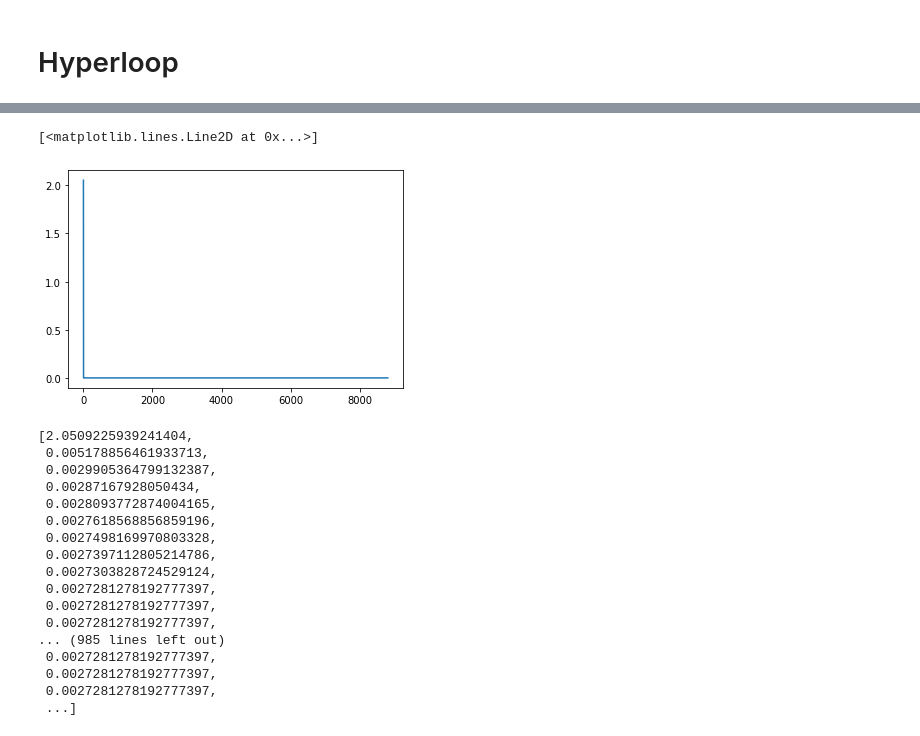
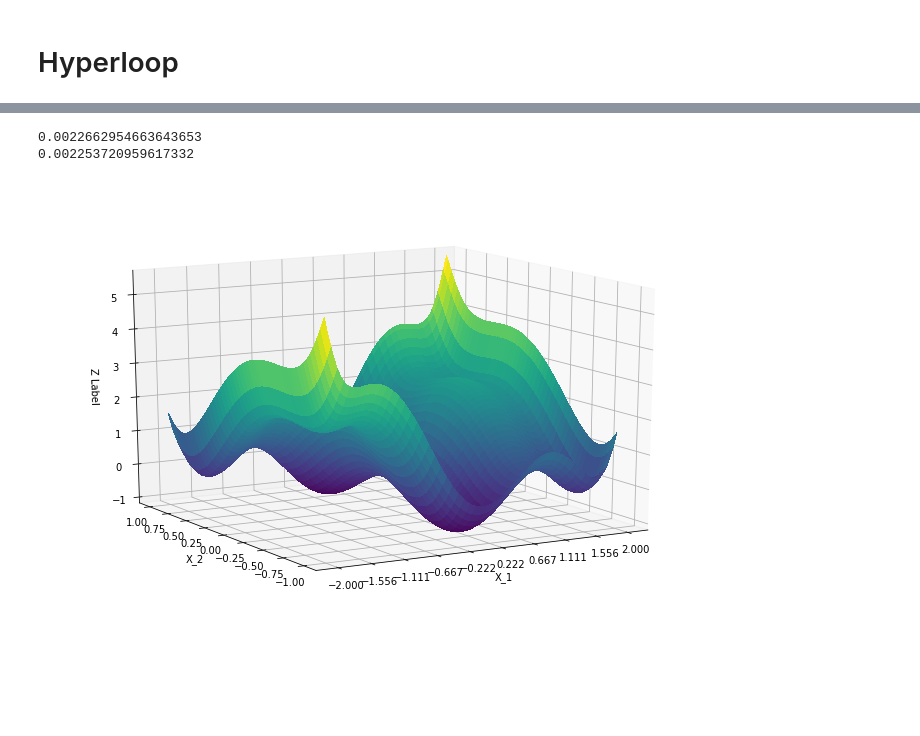
Before and after one commit to cerniello/Feedforward_neural_network, a Jupyter notebook: OMML_Project_1_FFNN_2BLOCK.ipynb, the cells around one changed output, grey strips where cells are left out. Drawn from its saved outputs; the diff is of its cells as text; code cells hidden in the pictures; blank space fills up the shorter version.

```diff
--- a/OMML_Project_1_FFNN_2BLOCK.ipynb
+++ b/OMML_Project_1_FFNN_2BLOCK.ipynb
@@ -406,26 +385,0 @@ KeyboardInterrupt:
-# %%
-errors = [history[x]['Error'] for x in history.keys()]
-plt.plot(errors)
-# %% [output]
-[<matplotlib.lines.Line2D at 0x...>]
-[figure, removed]
-# %%
-errors
-# %% [output]
-[2.0509225939241404,
- 0.005178856461933713,
- 0.0029905364799132387,
- 0.00287167928050434,
- 0.0028093772874004165,
- 0.0027618568856859196,
- 0.0027498169970803328,
- 0.0027397112805214786,
- 0.0027303828724529124,
- 0.0027281278192777397,
- 0.0027281278192777397,
- 0.0027281278192777397,
-... (985 lines left out)
- 0.0027281278192777397,
- 0.0027281278192777397,
- 0.0027281278192777397,
- ...]
@@ -433,0 +386,29 @@ del v, W, b
+# %%
+omega_star = np.concatenate((v.reshape(-1,1), W.reshape(N*n,1), b)).reshape(-1)
+print(MLP_loss(omega_star, X_train, y_train))
+print(MLP_loss(omega_star, X_test, y_test))
+# %% [output]
+0.0022662954663643653
+0.002253720959617332
+# %%
+import matplotlib.pyplot as plt
+from mpl_toolkits.mplot3d import Axes3D
+import matplotlib.cm as cm
+
+X_1 = np.linspace(-2,2,100)
+X_2 = np.linspace(-1,1,100)
+X_1, X_2 = np.meshgrid(X_1, X_2)
+zs = np.array([MLP_fun(np.array([x,y]).reshape(1,2), omega_star) for x,y in zip(np.ravel(X_1), np.ravel(X_2))])
+Z = zs.reshape(X_1.shape)
+fig = plt.figure(figsize=(12,8))
+ax = fig.gca(projection='3d')
+ax.plot_surface(X_1, X_2, Z ,linewidth=0,cmap=cm.viridis, antialiased=False)
+ax.set_xticks((np.linspace(-2,2,10)))
+ax.view_init(elev=15, azim=240)
+ax.set_xlabel('X_1')
+ax.set_ylabel('X_2')
+ax.set_zlabel('Z Label')
+plt.savefig('graph_question_1_1.png',dpi=600)
+plt.show()
+# %% [output]
+[figure, added]
```
Also changed, not shown: parts of 9 cells of this notebook, 1 other file.
